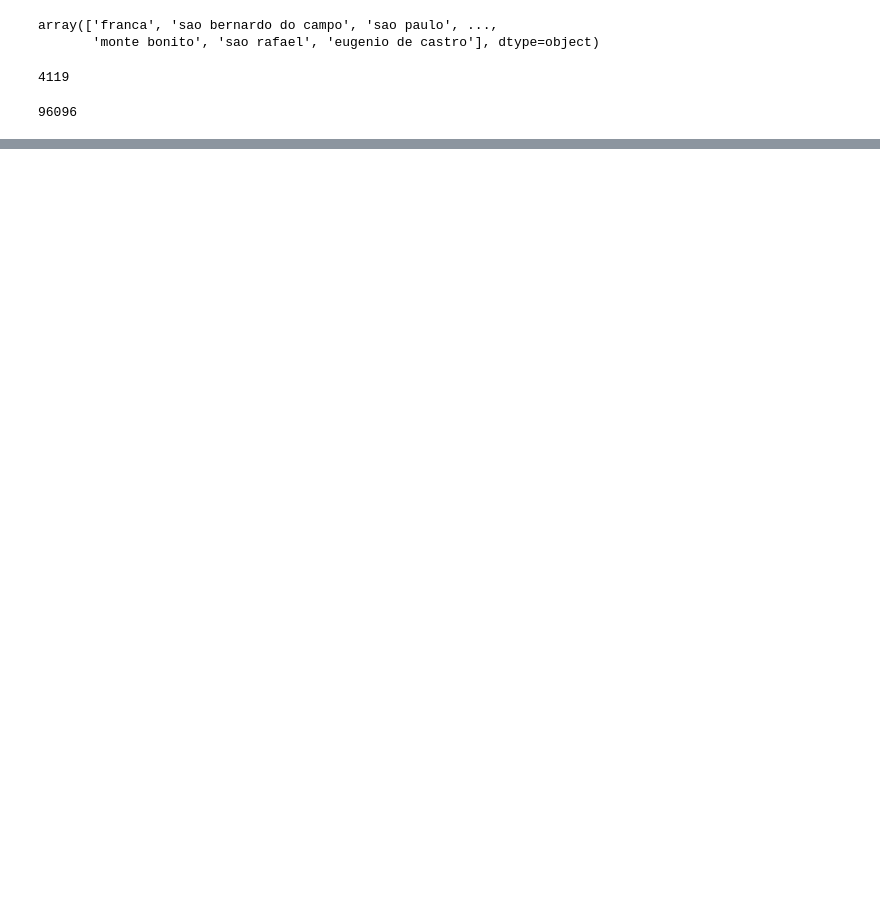
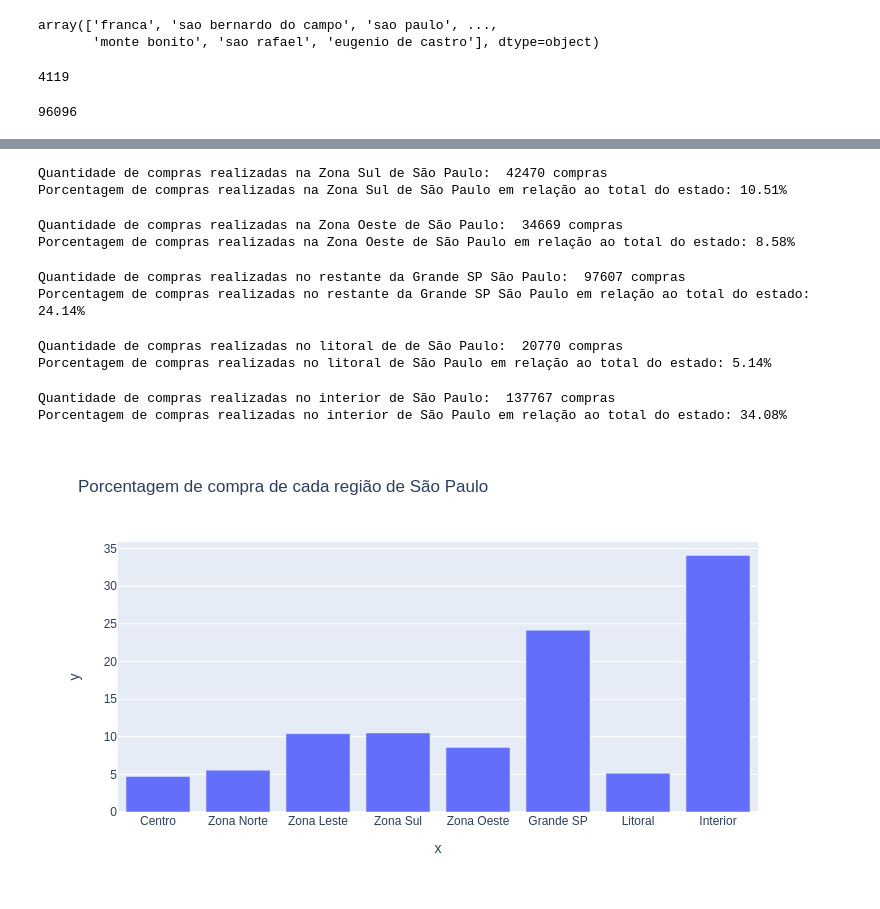
Before and after one commit to LoreBonora/IntroGit, a Jupyter notebook: Intro_CD_aula_1.ipynb, the cells around one changed output, grey strips where cells are left out. Cells and saved outputs as stored; diff of their text form; code cells hidden in the pictures; blank space fills up the shorter version.

```diff
--- a/Intro_CD_aula_1.ipynb
+++ b/Intro_CD_aula_1.ipynb
@@ -169,0 +333,59 @@ df_vendedores.head(3)
+# %%
+#Compras realizadas na zona sul de São Paulo
+ComprasZS = df_geo.loc[(df_geo["geolocation_zip_code_prefix"]>=4000) & (df_geo["geolocation_zip_code_prefix"]<5000)].value_counts().sum()
+print("Quantidade de compras realizadas na Zona Sul de São Paulo: ", ComprasZS, "compras")
+
+PorcRegCompras.append((ComprasZS/ComprasSP)*100)
+print(f"Porcentagem de compras realizadas na Zona Sul de São Paulo em relação ao total do estado: {PorcRegCompras[3]:.2F}%")
+# %% [output]
+Quantidade de compras realizadas na Zona Sul de São Paulo:  42470 compras
+Porcentagem de compras realizadas na Zona Sul de São Paulo em relação ao total do estado: 10.51%
+# %%
+#Compras realizadas na zona oeste de São Paulo
+ComprasZO = df_geo.loc[(df_geo["geolocation_zip_code_prefix"]>=5000) & (df_geo["geolocation_zip_code_prefix"]<6000)].value_counts().sum()
+print("Quantidade de compras realizadas na Zona Oeste de São Paulo: ", ComprasZO, "compras")
+
+PorcRegCompras.append((ComprasZO/ComprasSP)*100)
+print(f"Porcentagem de compras realizadas na Zona Oeste de São Paulo em relação ao total do estado: {PorcRegCompras[4]:.2F}%")
+# %% [output]
+Quantidade de compras realizadas na Zona Oeste de São Paulo:  34669 compras
+Porcentagem de compras realizadas na Zona Oeste de São Paulo em relação ao total do estado: 8.58%
+# %%
+#Compras realizadas no restante da Grande SP São Paulo
+ComprasGSP = df_geo.loc[(df_geo["geolocation_zip_code_prefix"]>=6000) & (df_geo["geolocation_zip_code_prefix"]<10000)].value_counts().sum()
+print("Quantidade de compras realizadas no restante da Grande SP São Paulo: ", ComprasGSP, "compras")
+
+PorcRegCompras.append((ComprasGSP/ComprasSP)*100)
+print(f"Porcentagem de compras realizadas no restante da Grande SP São Paulo em relação ao total do estado: {PorcRegCompras[5]:.2F}%")
+# %% [output]
+Quantidade de compras realizadas no restante da Grande SP São Paulo:  97607 compras
+Porcentagem de compras realizadas no restante da Grande SP São Paulo em relação ao total do estado: 24.14%
+# %%
+#Compras realizadas no litoral de São Paulo
+ComprasLIT = df_geo.loc[(df_geo["geolocation_zip_code_prefix"]>=11000) & (df_geo["geolocation_zip_code_prefix"]<12000)].value_counts().sum()
+print("Quantidade de compras realizadas no litoral de de São Paulo: ", ComprasLIT, "compras")
+
+PorcRegCompras.append((ComprasLIT/ComprasSP)*100)
+print(f"Porcentagem de compras realizadas no litoral de São Paulo em relação ao total do estado: {PorcRegCompras[6]:.2F}%")
+# %% [output]
+Quantidade de compras realizadas no litoral de de São Paulo:  20770 compras
+Porcentagem de compras realizadas no litoral de São Paulo em relação ao total do estado: 5.14%
+# %%
+#Compras realizadas no interior de São Paulo
+ComprasINT = df_geo.loc[(df_geo["geolocation_zip_code_prefix"]>=10000) & (df_geo["geolocation_zip_code_prefix"]<11000)].value_counts().sum()
+ComprasINT = ComprasINT + df_geo.loc[(df_geo["geolocation_zip_code_prefix"]>=12000) & (df_geo["geolocation_zip_code_prefix"]<20000)].value_counts().sum()
+print("Quantidade de compras realizadas no interior de São Paulo: ", ComprasINT, "compras")
+
+PorcRegCompras.append((ComprasINT/ComprasSP)*100)
+print(f"Porcentagem de compras realizadas no interior de São Paulo em relação ao total do estado: {PorcRegCompras[7]:.2F}%")
+# %% [output]
+Quantidade de compras realizadas no interior de São Paulo:  137767 compras
+Porcentagem de compras realizadas no interior de São Paulo em relação ao total do estado: 34.08%
+# %%
+#Plotando o gráfico de compras em SP
+
+fig = px.bar(x=['Centro', "Zona Norte", "Zona Leste", "Zona Sul", "Zona Oeste","Grande SP", "Litoral", "Interior" ], y=PorcRegCompras, title = "Porcentagem de compra de cada região de São Paulo")
+
+gitly.show( fig )
+# %% [output]
+[figure, added]
```
Also changed, not shown: parts of 103 cells of this notebook.
